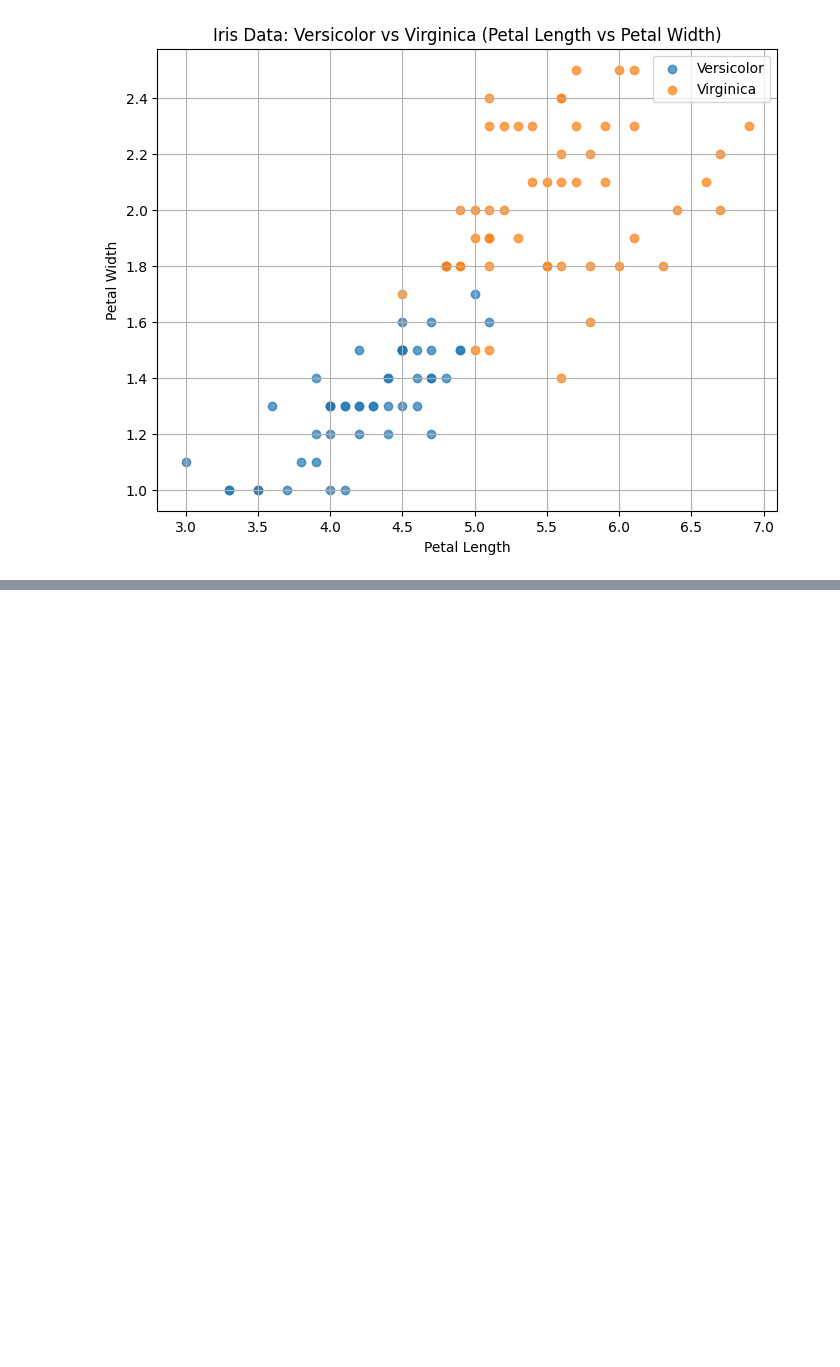
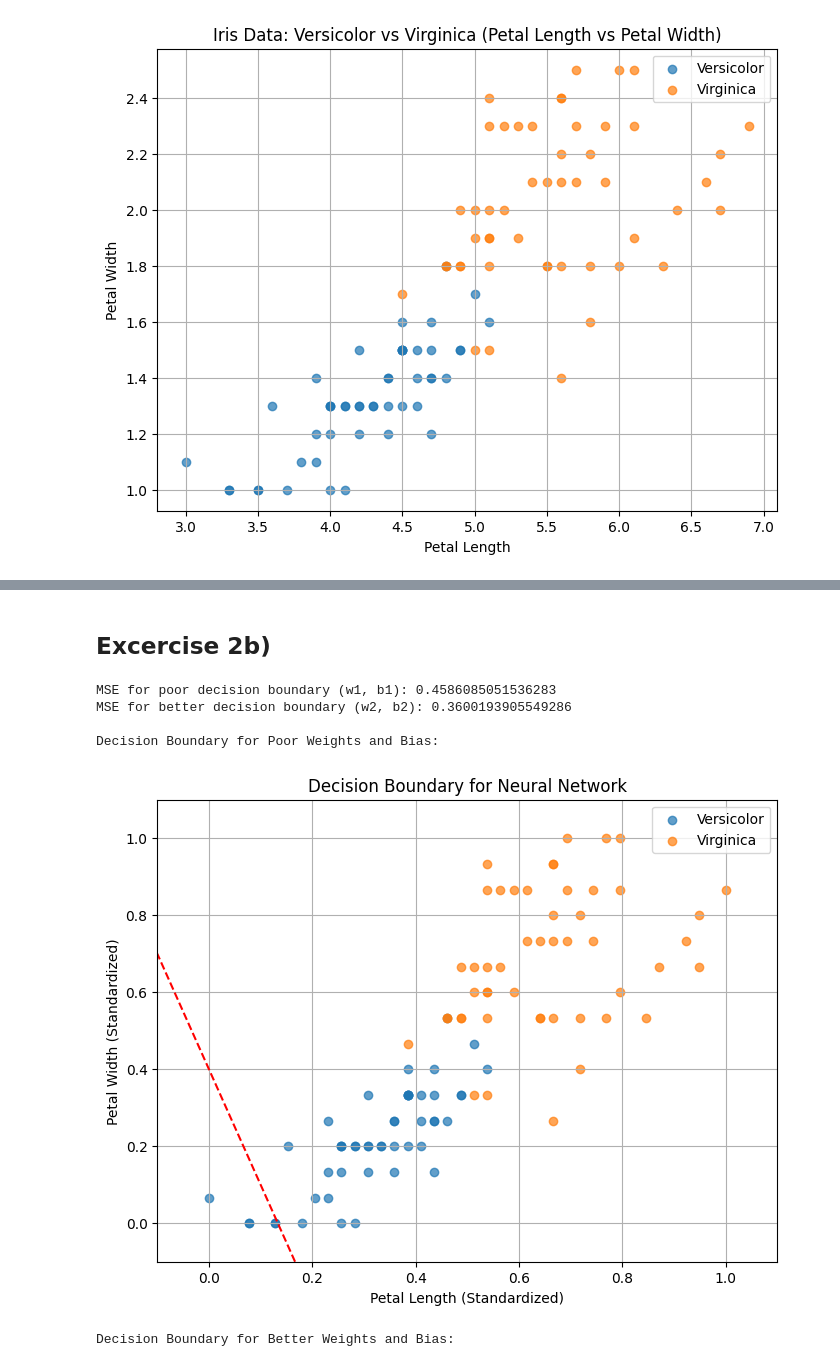
Before and after one commit to RyanL72/CSDS_391, a Jupyter notebook: src/Neural Networks/Neural_Networks.ipynb, the cells around one changed output, grey strips where cells are left out. Cells and saved outputs as stored; diff of their text form; code cells hidden in the pictures; blank space fills up the shorter version.

```diff
--- a/src/Neural Networks/Neural_Networks.ipynb
+++ b/src/Neural Networks/Neural_Networks.ipynb
@@ -184,0 +299,53 @@ Neural network outputs (first 5 rows):
+# %%
+def compute_mse(X, w, b, y):
+    """
+    Computes the Mean Squared Error (MSE) for a single-layer neural network.
+
+    Parameters:
+    - X: Feature matrix (numpy array of shape [n_samples, n_features]).
+    - w: Weight vector (numpy array of shape [n_features]).
+    - b: Bias term (scalar).
+    - y: True labels (numpy array of shape [n_samples]).
+
+    Returns:
+    - mse: Mean Squared Error (scalar).
+    """
+    # Compute predicted outputs using the neural network
+    y_pred = neural_network_output(X, w, b)
+
+    # Calculate Mean Squared Error
+    mse = np.mean((y - y_pred) ** 2)
+
+    return mse
+# %% [markdown]
+## Excercise 2b)
+# %%
+# Define two sets of weights and biases
+w1 = np.array([-3.0, -1.0])  # improper weights
+b1 = 0.4  # inaccurate bias
+
+w2 = np.array([-1.0, -1.0])  # Proper weights
+b2 = 1.0  # Accurate bias
+
+# Compute MSE for both sets of weights and bias
+mse1 = compute_mse(X, w1, b1, y)
+mse2 = compute_mse(X, w2, b2, y)
+
+# Print the MSE values
+print("MSE for poor decision boundary (w1, b1):", mse1)
+print("MSE for better decision boundary (w2, b2):", mse2)
+
+# Plot the decision boundary for poor weights
+print("\nDecision Boundary for Poor Weights and Bias:")
+plot_decision_boundary(X, y, w1, b1)
+
+# Plot the decision boundary for better weights
+print("\nDecision Boundary for Better Weights and Bias:")
+plot_decision_boundary(X, y, w2, b2)
+# %% [output]
+MSE for poor decision boundary (w1, b1): 0.4586085051536283
+MSE for better decision boundary (w2, b2): 0.3600193905549286
+
+Decision Boundary for Poor Weights and Bias:
+[figure, added]
+Decision Boundary for Better Weights and Bias:
```
Also changed, not shown: parts of 12 cells of this notebook, 1 other file.
